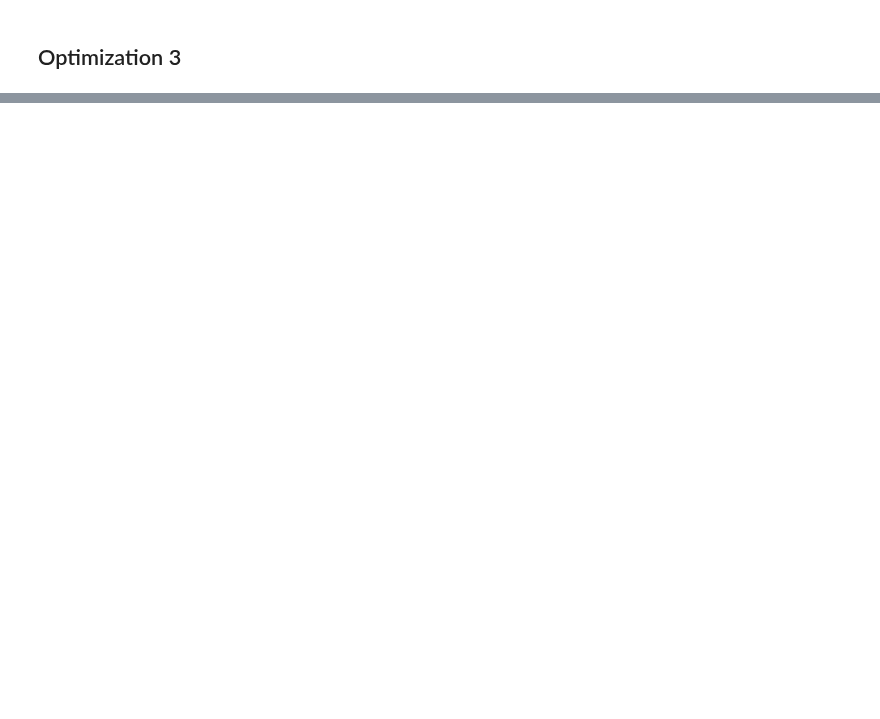
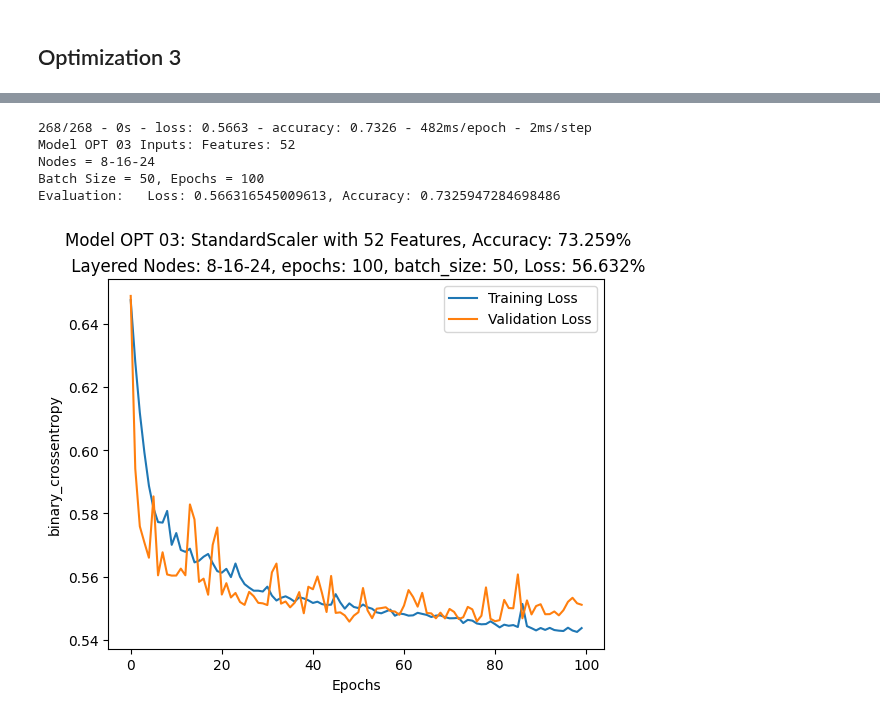
Before and after one commit to mugsiemx/deep-learning-challenge, a Jupyter notebook: AlphabetSoupCharity_Optimization.ipynb, the cells around one changed output, grey strips where cells are left out. Saved outputs shown, nothing was run; the diff lists cells and outputs as text; code cells hidden in the pictures; blank space fills up the shorter version.

```diff
--- a/AlphabetSoupCharity_Optimization.ipynb
+++ b/AlphabetSoupCharity_Optimization.ipynb
@@ -689,7 +641,7 @@ print(n_title)
 # define variables for quick access to training
 ## changed activation to gaussian with original nodes
 number_input_features = len(X_train[0])
-activation = 'gaussian'
+activation = 'selu'
 hidden_nodes_layer1 = 8
 hidden_nodes_layer2 = 16
 hidden_nodes_layer3 = 24
@@ -704,7 +656,7 @@ nn = Sequential()
 
 # First hidden layer
 nn.add(
-    tf.keras.layers.Dense(units=hidden_nodes_layer1, input_dim=number_input_features, activation=activation)
+    tf.keras.layers.Dense(units=hidden_nodes_layer1, input_dim=number_input_features, activation=activation, )
 )
 
 # Second hidden layer
@@ -725,14 +714,12 @@ print(nn.summary())
 # %%
 # create callback
 # Export our model to HDF5 file
-filepath_w = 'deep-learning-challenge/checkpoints/AlphabetSoupCharity.weight.{epoch:02d}.hdf5'
+filepath_w = 'deep-learning-challenge/checkpoints/OPT_03_AlphabetSoupCharity.weight.{epoch:02d}.hdf5'
 checkpoint = tf.keras.callbacks.ModelCheckpoint(filepath=filepath_w,
                                                 monitor='val_loss',
                                                 verbose=0,
                                                 mode='min',
-                                                save_weights_only=True,
-                                                save_freq=5)
-                                                # save_best_only=True)
+                                                save_best_only=True)
 callbacks=[checkpoint]
 # %%
 # Train the model
@@ -746,23 +733,31 @@ history = nn.fit(pd.DataFrame(X_train_scaled).apply(np.asarray),
 # %%
 # Evaluate the model using the test data
 model_loss, model_accuracy = nn.evaluate(X_test_scaled, y_test, verbose=2)
-print(f'Model Inputs: Features: {number_input_features}')
+print(f'Model OPT 03 Inputs: Features: {number_input_features}')
 nl_nodes = f'{hidden_nodes_layer1}-{hidden_nodes_layer2}-{hidden_nodes_layer3}'
 print(f'Nodes = {nl_nodes}')
 print(f'Batch Size = {batch_size}, Epochs = {epochs}')
 print(f'Evaluation:   Loss: {model_loss}, Accuracy: {model_accuracy}')
+# %% [output]
+268/268 - 0s - loss: 0.5663 - accuracy: 0.7326 - 482ms/epoch - 2ms/step
+Model OPT 03 Inputs: Features: 52
+Nodes = 8-16-24
+Batch Size = 50, Epochs = 100
+Evaluation:   Loss: 0.566316545009613, Accuracy: 0.7325947284698486
 # %%
 #plot the training history
-s_title = f'Model: StandardScaler with {number_input_features} Features, Accuracy: {model_accuracy:.3%}'
+s_title = f'Model OPT 03: StandardScaler with {number_input_features} Features, Accuracy: {model_accuracy:.3%}'
 n_title = f' Layered Nodes: {nl_nodes}, epochs: {epochs}, batch_size: {batch_size}, Loss: {model_loss:.3%}'
 
 plt.plot(history.history['loss'], label='Training Loss')
 plt.plot(history.history['val_loss'], label='Validation Loss')
 plt.legend()
 plt.suptitle(s_title)
 plt.title(n_title)
 plt.xlabel('Epochs')
 plt.ylabel(loss)
-plt.savefig(f'deep-learning-challenge/Images/model_training_history{model_accuracy}.png')
+plt.savefig(f'deep-learning-challenge/Images/OPT_03_model_training_history_{model_accuracy}.png')
 plt.show()
+# %% [output]
+[figure, added]
 # %%
```
Also changed, not shown: parts of 32 cells of this notebook.
